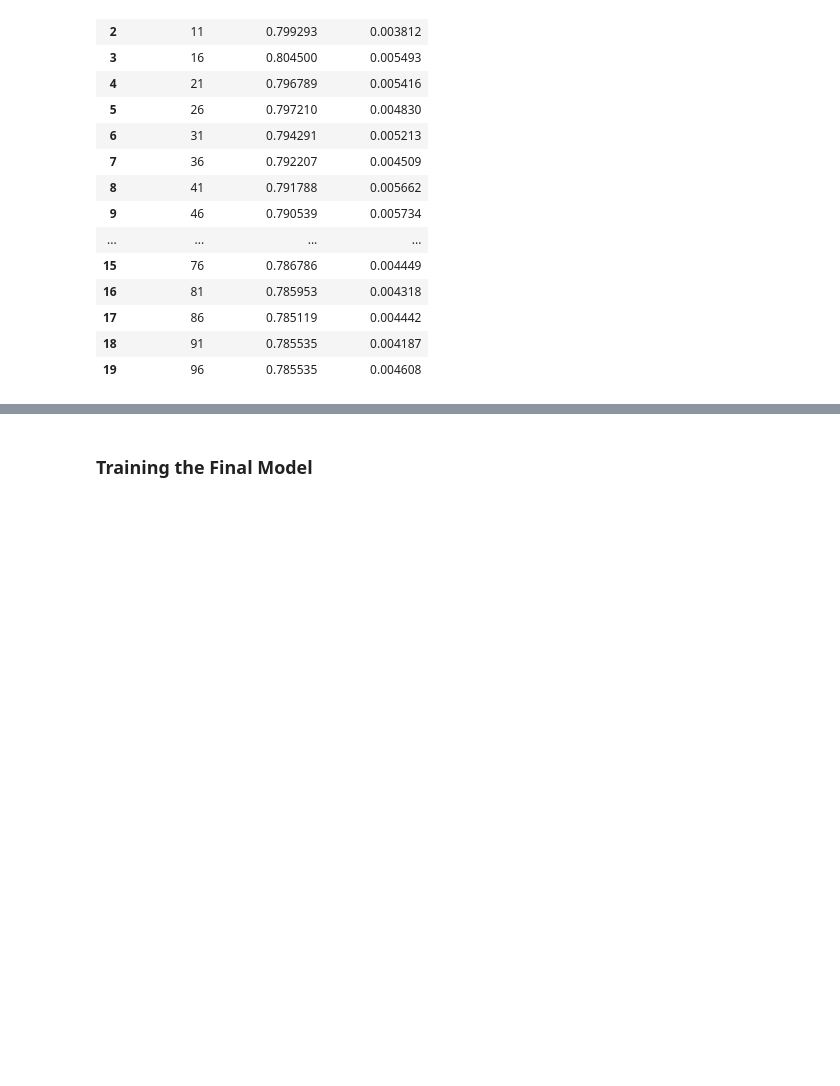
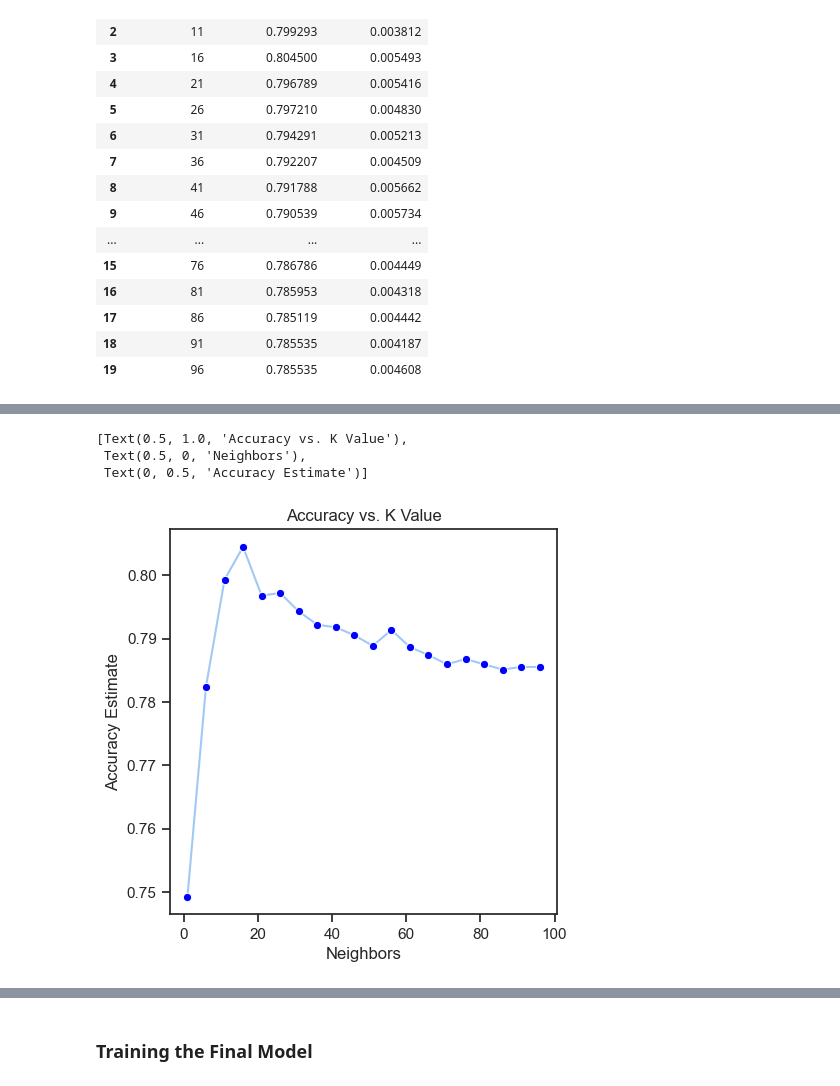
Before and after one commit to bjong03/2010-Hit-Song-Classifier, a Jupyter notebook: Hit_Songs_2010.ipynb, the cells around one changed output, grey strips where cells are left out. Cells and saved outputs as stored; diff of their text form; code cells hidden in the pictures; blank space fills up the shorter version.

Commit message:
added seaborn plot

```diff
--- a/Hit_Songs_2010.ipynb
+++ b/Hit_Songs_2010.ipynb
@@ -1028,4 +1028,14 @@ accuracy_vs_k = (
 accuracy_vs_k
 # %% [output]
 [interactive output not drawn]
+# %%
+import seaborn as sns
+import matplotlib.pyplot as plt
+fig = plt.subplots(figsize=(5, 5))
+sns.lineplot(x='n_neighbors', y='mean_test_score', data=accuracies_grid, marker='.', markerfacecolor='blue', markersize=12).set(title='Accuracy vs. K Value', xlabel='Neighbors', ylabel='Accuracy Estimate')
+# %% [output]
+[Text(0.5, 1.0, 'Accuracy vs. K Value'),
+ Text(0.5, 0, 'Neighbors'),
+ Text(0, 0.5, 'Accuracy Estimate')]
+[figure, added]
 # %% [markdown]
```
Also changed, not shown: parts of 4 cells of this notebook.
